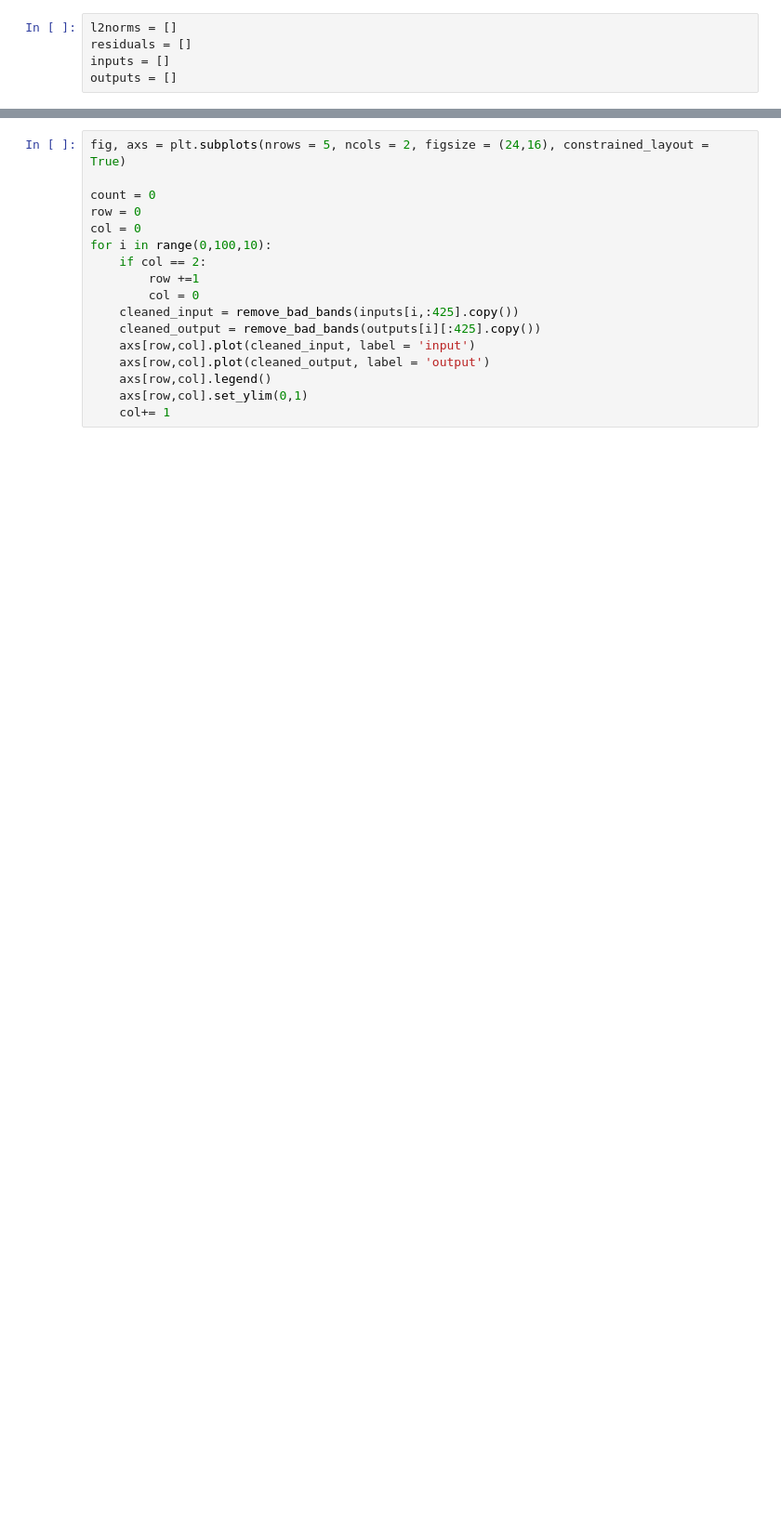
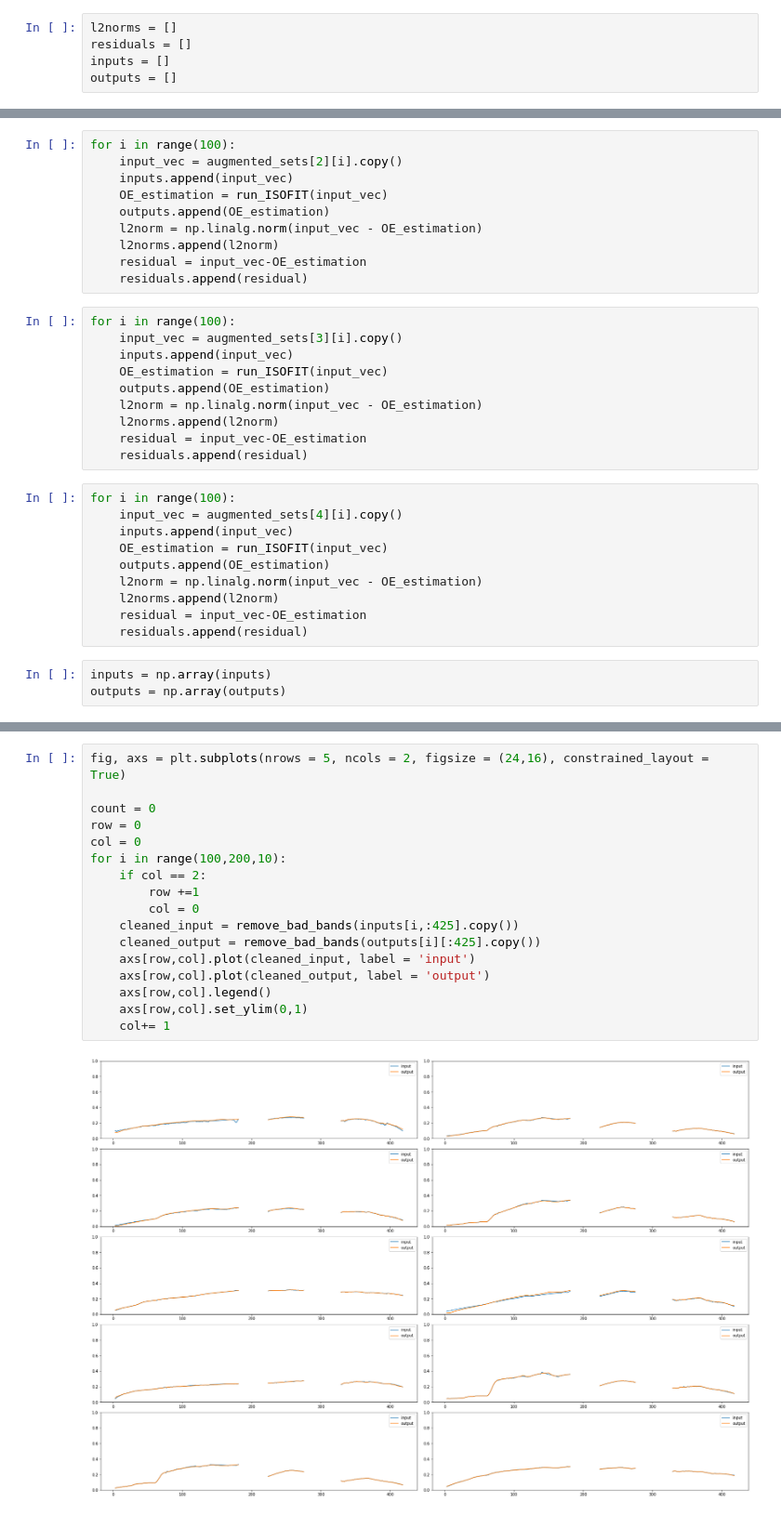
Before and after one commit to varunpatro1/OE-Reproducibility, a Jupyter notebook: ISOFIT/CL_6.ipynb, the cells around one changed output, grey strips where cells are left out. Shown at 93% size. Saved outputs shown, nothing was run; the diff lists cells and outputs as text; blank space fills up the shorter version.

```diff
--- a/ISOFIT/CL_6.ipynb
+++ b/ISOFIT/CL_6.ipynb
@@ -115,3 +143,36 @@ for i in range(5):
+# %%
+for i in range(100):
+    input_vec = augmented_sets[2][i].copy()
+    inputs.append(input_vec)
+    OE_estimation = run_ISOFIT(input_vec)
+    outputs.append(OE_estimation)
+    l2norm = np.linalg.norm(input_vec - OE_estimation)
+    l2norms.append(l2norm)
+    residual = input_vec-OE_estimation
+    residuals.append(residual)
+# %%
+for i in range(100):
+    input_vec = augmented_sets[3][i].copy()
+    inputs.append(input_vec)
+    OE_estimation = run_ISOFIT(input_vec)
+    outputs.append(OE_estimation)
+    l2norm = np.linalg.norm(input_vec - OE_estimation)
+    l2norms.append(l2norm)
+    residual = input_vec-OE_estimation
+    residuals.append(residual)
+# %%
+for i in range(100):
+    input_vec = augmented_sets[4][i].copy()
+    inputs.append(input_vec)
+    OE_estimation = run_ISOFIT(input_vec)
+    outputs.append(OE_estimation)
+    l2norm = np.linalg.norm(input_vec - OE_estimation)
+    l2norms.append(l2norm)
+    residual = input_vec-OE_estimation
+    residuals.append(residual)
+# %%
+inputs = np.array(inputs)
+outputs = np.array(outputs)
 # %%
 fig, axs = plt.subplots(nrows = 5, ncols = 2, figsize = (24,16), constrained_layout = True)
 
@@ -132,20 +195,22 @@ for i in range(0,100,10):
 # %%
 fig, axs = plt.subplots(nrows = 5, ncols = 2, figsize = (24,16), constrained_layout = True)
 
 count = 0
 row = 0
 col = 0
-for i in range(0,100,10):
+for i in range(100,200,10):
     if col == 2:
         row +=1
         col = 0
     cleaned_input = remove_bad_bands(inputs[i,:425].copy())
     cleaned_output = remove_bad_bands(outputs[i][:425].copy())
     axs[row,col].plot(cleaned_input, label = 'input')
     axs[row,col].plot(cleaned_output, label = 'output')
     axs[row,col].legend()
     axs[row,col].set_ylim(0,1)
     col+= 1
+# %% [output]
+[figure, added]
 # %%
 fig, axs = plt.subplots(nrows = 5, ncols = 2, figsize = (24,16), constrained_layout = True)
 
```
Also changed, not shown: parts of 13 cells of this notebook, 4 other files.
